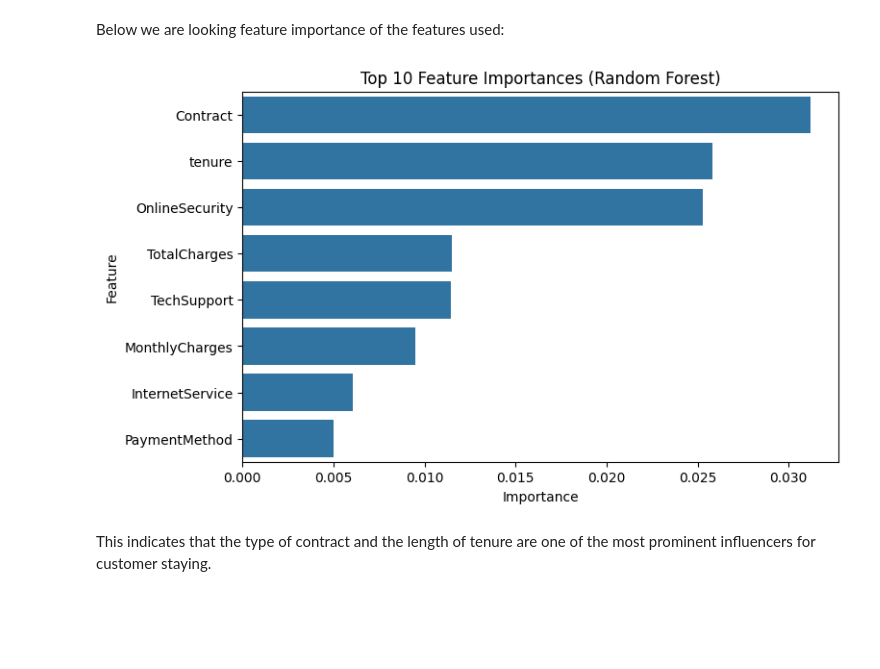
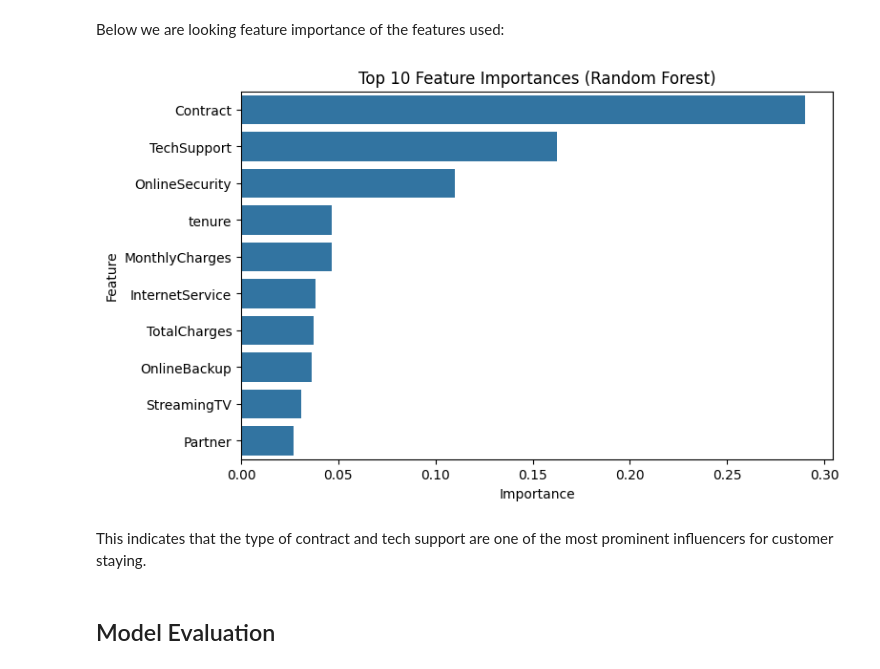
Before and after one commit to AabharanGupta/CustomerChurnAnalysis, a Jupyter notebook: Project.ipynb, the cells around one changed output. Drawn from its saved outputs; the diff is of its cells as text; code cells hidden in the pictures; blank space fills up the shorter version.

```diff
--- a/Project.ipynb
+++ b/Project.ipynb
@@ -563,7 +565,7 @@ This might be happening as most people leave in the initial months of taking ser
 ## Preprocessing:
 Converting categorical features to numerical features.
 # %%
-df.drop(['Churn_Encoded','Churn_numeric'],axis=1,inplace=True)
+df.drop(['Churn_Encoded'],axis=1,inplace=True)
 # %%
 catcol=[]
 for col in df.columns:
@@ -613,8 +616,30 @@ We will apply random forest
 # %%
 X = df.drop(['Churn','customerID'], axis=1)
 y = df['Churn']
+xgb = XGBClassifier(use_label_encoder=False, eval_metric='logloss', random_state=42)
+X_train, X_test, y_train, y_test = train_test_split(X, y, test_size=0.2, random_state=42, stratify=y)
 
-X_train, X_test, y_train, y_test = train_test_split(X, y, test_size=0.2, random_state=42)
-model = RandomForestClassifier(n_estimators=100, random_state=42)
-model.fit(X_train, y_train)
+param_dist = {
+    'n_estimators': [100, 200, 300],
+    'max_depth': [3, 5, 7, 10],
+    'learning_rate': [0.01, 0.05, 0.1, 0.2],
+    'subsample': [0.6, 0.8, 1.0],
+    'colsample_bytree': [0.6, 0.8, 1.0],
+    'gamma': [0, 1, 5],
+    'reg_alpha': [0, 0.1, 0.5],
+    'reg_lambda': [1, 1.5, 2]
+}
+
+random_search = RandomizedSearchCV(
+    estimator=xgb,
+    param_distributions=param_dist,
+    n_iter=30,
+    scoring='roc_auc',
+    cv=3,
+    verbose=2,
+    random_state=42,
+    n_jobs=-1
+)
+
+random_search.fit(X_train, y_train)
 # %% [output]
@@ -621,0 +667,4 @@ RandomForestClassifier(random_state=42)
+# %%
+best_xgb = random_search.best_estimator_
+y_pred = best_xgb.predict(X_test)
+y_proba = best_xgb.predict_proba(X_test)[:, 1]
@@ -650,16 +705,18 @@ A total of 86 customers at risk of churn
 # %% [markdown]
 Below we are looking feature importance of the features used:
 # %%
-feature_importances = pd.Series(model.feature_importances_, index=X_train.columns)
-top_features = feature_importances.sort_values(ascending=False).head(10).drop(['churn_probability','at_risk'])
+feature_importances = pd.Series(best_xgb.feature_importances_, index=X_train.columns)
+top_features = feature_importances.sort_values(ascending=False).head(10)
 
 plt.figure(figsize=(8,5))
 sns.barplot(x=top_features.values, y=top_features.index)
 plt.title("Top 10 Feature Importances (Random Forest)")
 plt.xlabel("Importance")
 plt.ylabel("Feature")
 plt.show()
 # %% [output]
-[figure, old version]
+[figure, new version]
 # %% [markdown]
-This indicates that the type of contract and the length of tenure are one of the most prominent influencers for customer staying.
+This indicates that the type of contract and tech support are one of the most prominent influencers for customer staying.
+# %% [markdown]
+## Model Evaluation
```
Also changed, not shown: parts of 11 cells of this notebook.
